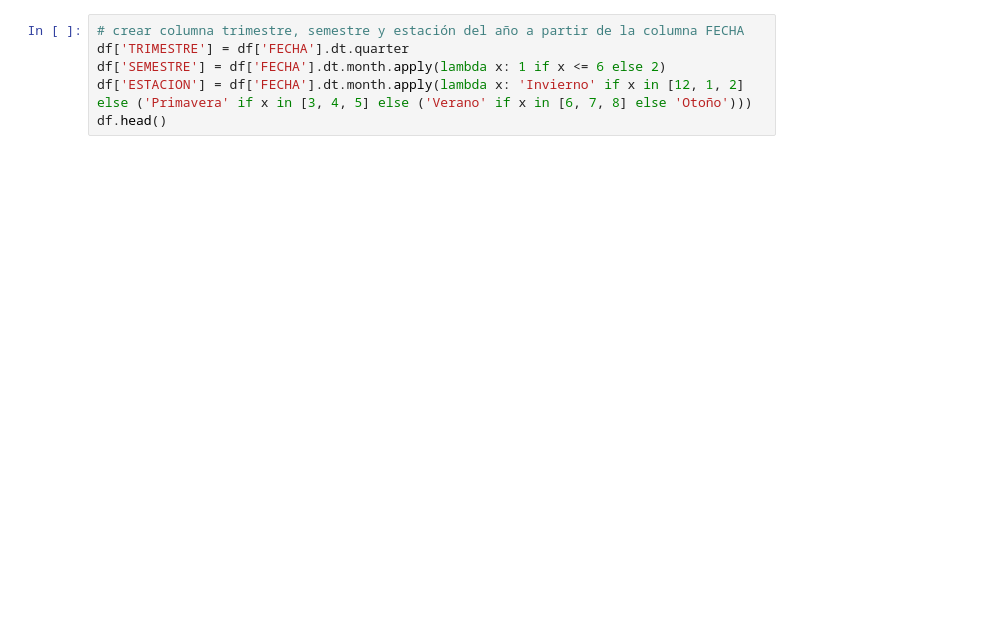
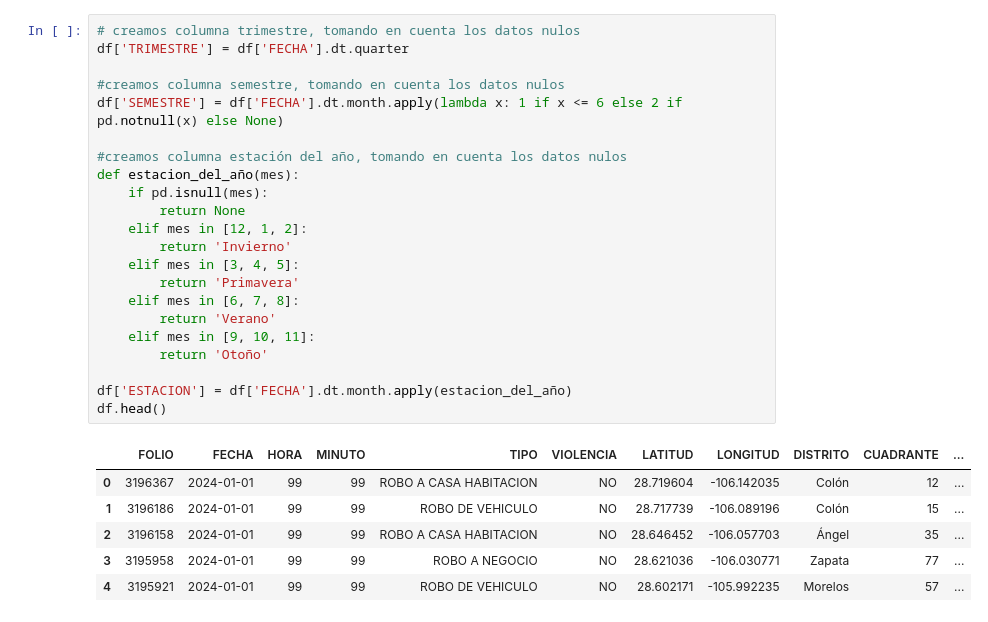
Before and after one commit to gabigabzela/A01567178-EDA, a Jupyter notebook: datos_actualizados.ipynb, the cells around one changed output. Saved outputs shown, nothing was run; the diff lists cells and outputs as text; blank space fills up the shorter version.

```diff
--- a/datos_actualizados.ipynb
+++ b/datos_actualizados.ipynb
@@ -77,6 +199,29 @@ df.head()
 # %%
-# crear columna trimestre, semestre y estación del año a partir de la columna FECHA
+# creamos columna trimestre, tomando en cuenta los datos nulos
 df['TRIMESTRE'] = df['FECHA'].dt.quarter
-df['SEMESTRE'] = df['FECHA'].dt.month.apply(lambda x: 1 if x <= 6 else 2)
-df['ESTACION'] = df['FECHA'].dt.month.apply(lambda x: 'Invierno' if x in [12, 1, 2] else ('Primavera' if x in [3, 4, 5] else ('Verano' if x in [6, 7, 8] else 'Otoño')))
+
+#creamos columna semestre, tomando en cuenta los datos nulos
+df['SEMESTRE'] = df['FECHA'].dt.month.apply(lambda x: 1 if x <= 6 else 2 if pd.notnull(x) else None)
+
+#creamos columna estación del año, tomando en cuenta los datos nulos
+def estacion_del_año(mes):
+    if pd.isnull(mes):
+        return None
+    elif mes in [12, 1, 2]:
+        return 'Invierno'
+    elif mes in [3, 4, 5]:
+        return 'Primavera'
+    elif mes in [6, 7, 8]:
+        return 'Verano'
+    elif mes in [9, 10, 11]:
+        return 'Otoño'
+
+df['ESTACION'] = df['FECHA'].dt.month.apply(estacion_del_año)
 df.head()
+# %% [output]
+|  | FOLIO | FECHA | HORA | MINUTO | TIPO | VIOLENCIA | LATITUD | LONGITUD | DISTRITO | CUADRANTE | ... |
+| 0 | 3196367 | 2024-01-01 | 99 | 99 | ROBO A CASA HABITACION | NO | 28.719604 | -106.142035 | Colón | 12 | ... |
+| 1 | 3196186 | 2024-01-01 | 99 | 99 | ROBO DE VEHICULO | NO | 28.717739 | -106.089196 | Colón | 15 | ... |
+| 2 | 3196158 | 2024-01-01 | 99 | 99 | ROBO A CASA HABITACION | NO | 28.646452 | -106.057703 | Ángel | 35 | ... |
+| 3 | 3195958 | 2024-01-01 | 99 | 99 | ROBO A NEGOCIO | NO | 28.621036 | -106.030771 | Zapata | 77 | ... |
+| 4 | 3195921 | 2024-01-01 | 99 | 99 | ROBO DE VEHICULO | NO | 28.602171 | -105.992235 | Morelos | 57 | ... |
```
Also changed, not shown: parts of 29 cells of this notebook.
